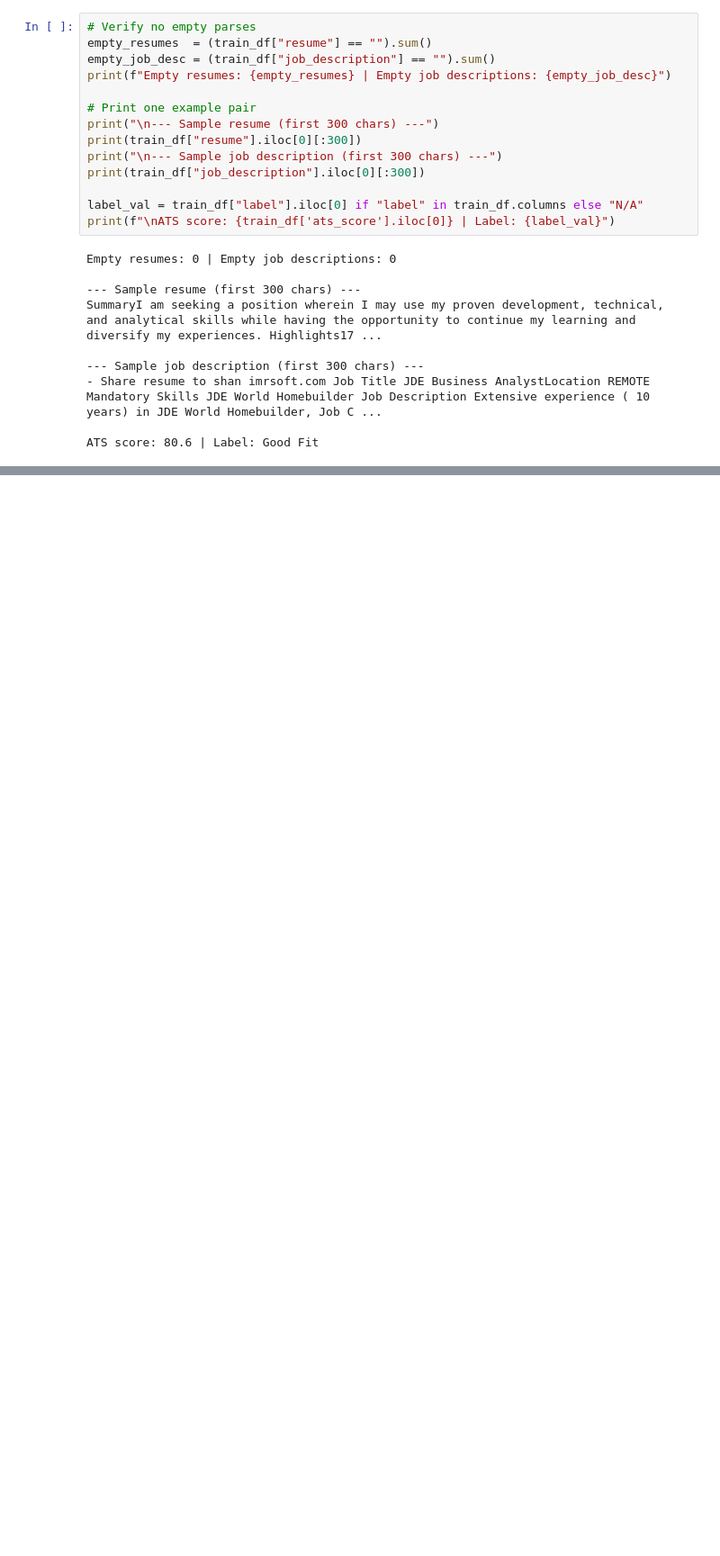
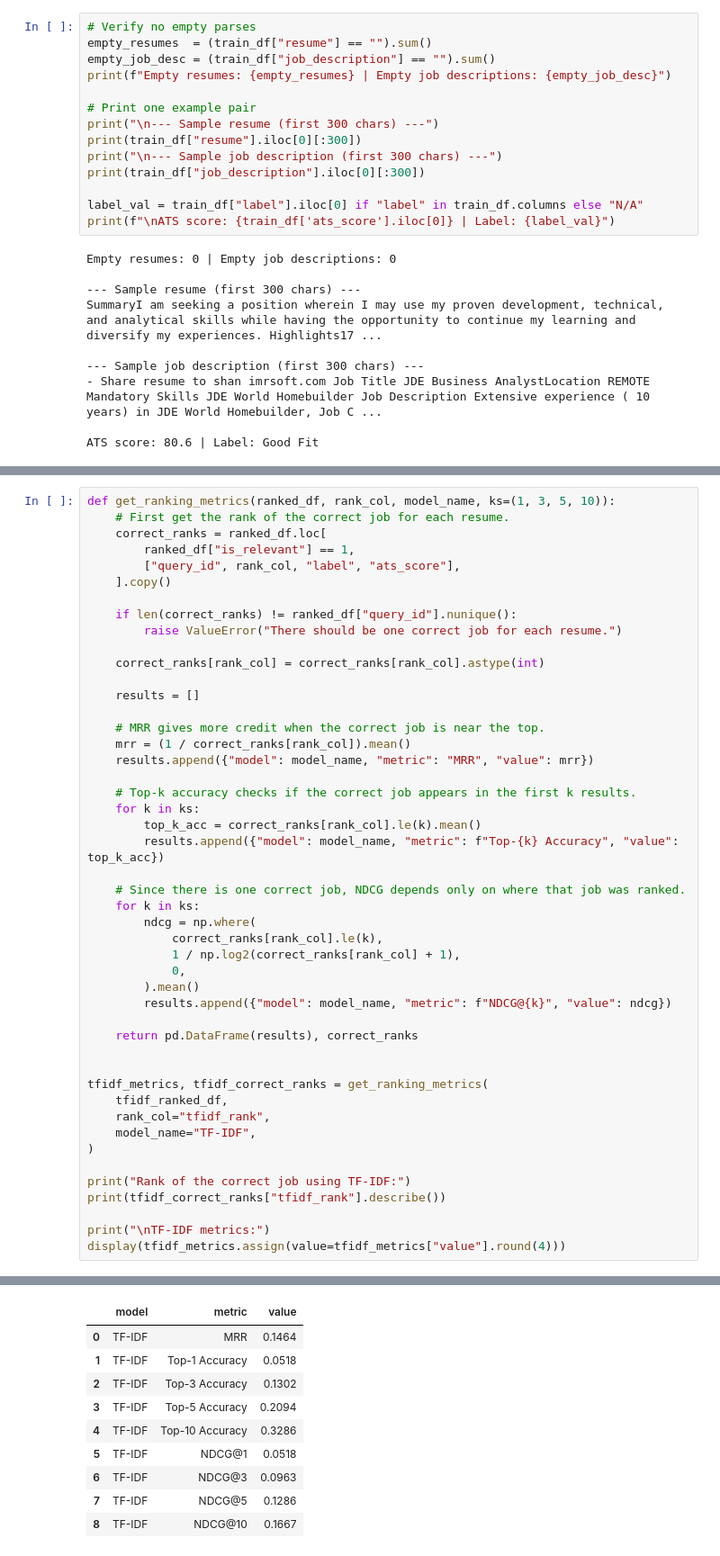
Before and after one commit to andre-koga/job-matching, a Jupyter notebook: project.ipynb, the cells around one changed output, grey strips where cells are left out. Shown at 90% size. Cells and saved outputs as stored; diff of their text form; blank space fills up the shorter version.

```diff
--- a/project.ipynb
+++ b/project.ipynb
@@ -175,0 +393,48 @@ ATS score: 80.6 | Label: Good Fit
+# %%
+def get_ranking_metrics(ranked_df, rank_col, model_name, ks=(1, 3, 5, 10)):
+    # First get the rank of the correct job for each resume.
+    correct_ranks = ranked_df.loc[
+        ranked_df["is_relevant"] == 1,
+        ["query_id", rank_col, "label", "ats_score"],
+    ].copy()
+
+    if len(correct_ranks) != ranked_df["query_id"].nunique():
+        raise ValueError("There should be one correct job for each resume.")
+
+    correct_ranks[rank_col] = correct_ranks[rank_col].astype(int)
+
+    results = []
+
+    # MRR gives more credit when the correct job is near the top.
+    mrr = (1 / correct_ranks[rank_col]).mean()
+    results.append({"model": model_name, "metric": "MRR", "value": mrr})
+
+    # Top-k accuracy checks if the correct job appears in the first k results.
+    for k in ks:
+        top_k_acc = correct_ranks[rank_col].le(k).mean()
+        results.append({"model": model_name, "metric": f"Top-{k} Accuracy", "value": top_k_acc})
+
+    # Since there is one correct job, NDCG depends only on where that job was ranked.
+    for k in ks:
+        ndcg = np.where(
+            correct_ranks[rank_col].le(k),
+            1 / np.log2(correct_ranks[rank_col] + 1),
+            0,
+        ).mean()
+        results.append({"model": model_name, "metric": f"NDCG@{k}", "value": ndcg})
+
+    return pd.DataFrame(results), correct_ranks
+
+
+tfidf_metrics, tfidf_correct_ranks = get_ranking_metrics(
+    tfidf_ranked_df,
+    rank_col="tfidf_rank",
+    model_name="TF-IDF",
+)
+
+print("Rank of the correct job using TF-IDF:")
+print(tfidf_correct_ranks["tfidf_rank"].describe())
+
+print("\nTF-IDF metrics:")
+display(tfidf_metrics.assign(value=tfidf_metrics["value"].round(4)))
+# %% [output]
@@ -175,0 +453,10 @@ ATS score: 80.6 | Label: Good Fit
+|  | model | metric | value |
+| 0 | TF-IDF | MRR | 0.1464 |
+| 1 | TF-IDF | Top-1 Accuracy | 0.0518 |
+| 2 | TF-IDF | Top-3 Accuracy | 0.1302 |
+| 3 | TF-IDF | Top-5 Accuracy | 0.2094 |
+| 4 | TF-IDF | Top-10 Accuracy | 0.3286 |
+| 5 | TF-IDF | NDCG@1 | 0.0518 |
+| 6 | TF-IDF | NDCG@3 | 0.0963 |
+| 7 | TF-IDF | NDCG@5 | 0.1286 |
+| 8 | TF-IDF | NDCG@10 | 0.1667 |
```
Also changed, not shown: parts of 9 cells of this notebook, 2 other files.
